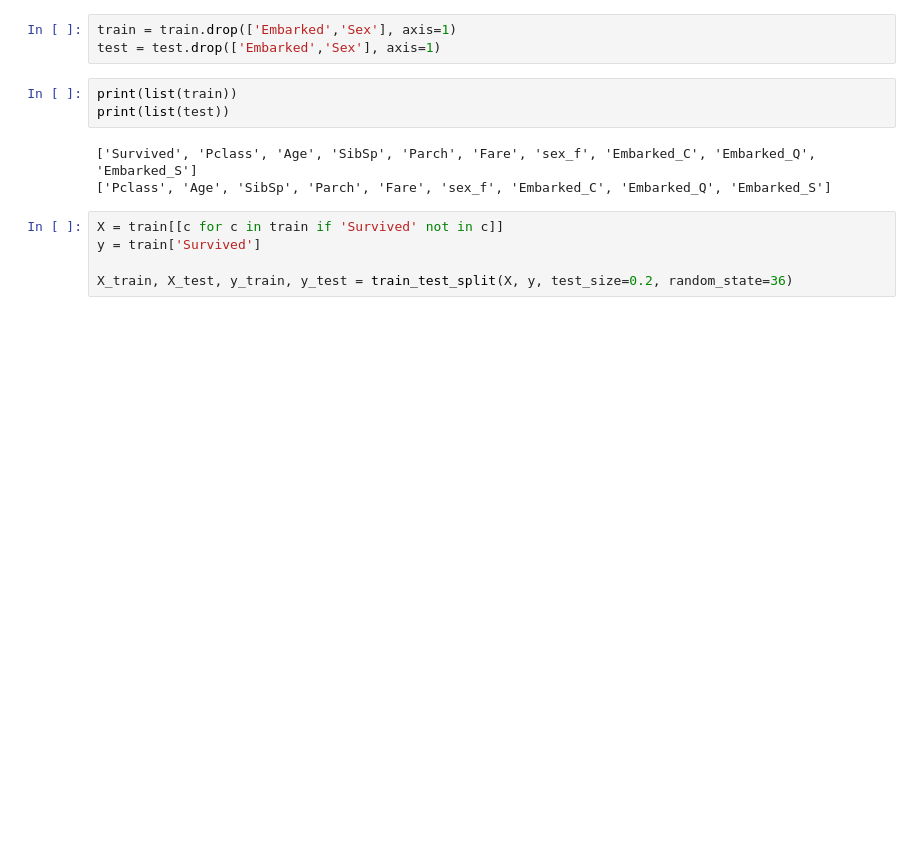
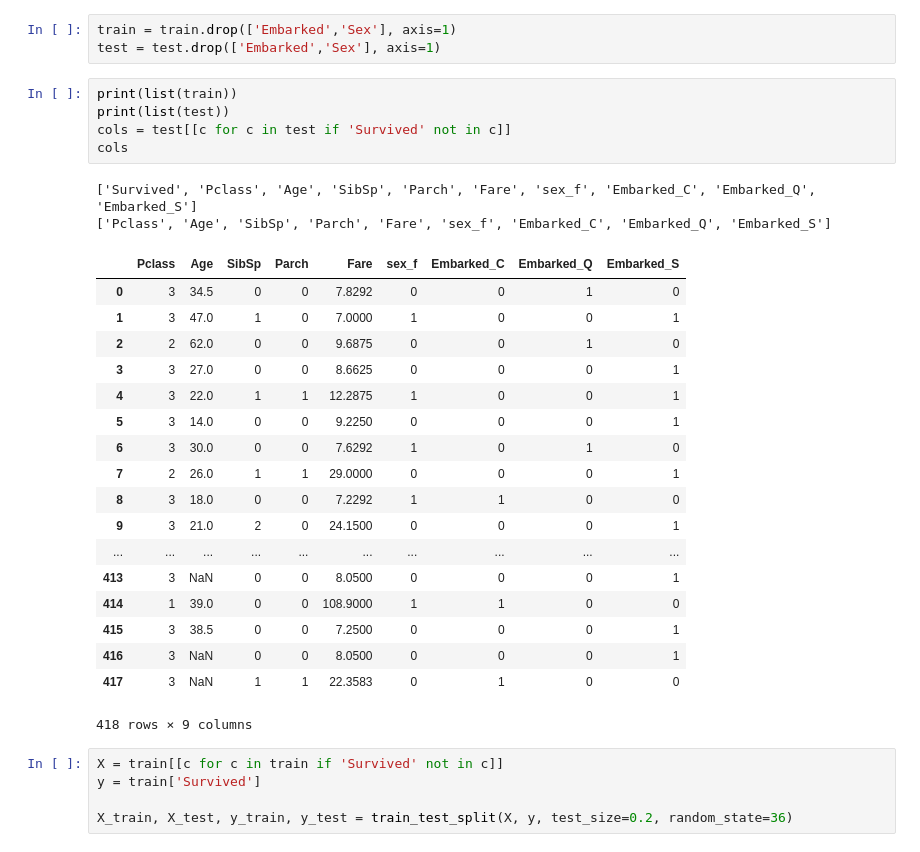
Before and after one commit to bbennett36/kaggle_titanic, a Jupyter notebook: titanic_app.ipynb, the cells around one changed output. Cells and saved outputs as stored; diff of their text form; blank space fills up the shorter version.

```diff
--- a/titanic_app.ipynb
+++ b/titanic_app.ipynb
@@ -56,9 +57,29 @@ test = test.drop(['Embarked','Sex'], axis=1)
 # %%
 print(list(train))
 print(list(test))
+cols = test[[c for c in test if 'Survived' not in c]]
+cols
 # %% [output]
 ['Survived', 'Pclass', 'Age', 'SibSp', 'Parch', 'Fare', 'sex_f', 'Embarked_C', 'Embarked_Q', 'Embarked_S']
 ['Pclass', 'Age', 'SibSp', 'Parch', 'Fare', 'sex_f', 'Embarked_C', 'Embarked_Q', 'Embarked_S']
+|  | Pclass | Age | SibSp | Parch | Fare | sex_f | Embarked_C | Embarked_Q | Embarked_S |
+| 0 | 3 | 34.5 | 0 | 0 | 7.8292 | 0 | 0 | 1 | 0 |
+| 1 | 3 | 47.0 | 1 | 0 | 7.0000 | 1 | 0 | 0 | 1 |
+| 2 | 2 | 62.0 | 0 | 0 | 9.6875 | 0 | 0 | 1 | 0 |
+| 3 | 3 | 27.0 | 0 | 0 | 8.6625 | 0 | 0 | 0 | 1 |
+| 4 | 3 | 22.0 | 1 | 1 | 12.2875 | 1 | 0 | 0 | 1 |
+| 5 | 3 | 14.0 | 0 | 0 | 9.2250 | 0 | 0 | 0 | 1 |
+| 6 | 3 | 30.0 | 0 | 0 | 7.6292 | 1 | 0 | 1 | 0 |
+| 7 | 2 | 26.0 | 1 | 1 | 29.0000 | 0 | 0 | 0 | 1 |
+| 8 | 3 | 18.0 | 0 | 0 | 7.2292 | 1 | 1 | 0 | 0 |
+| 9 | 3 | 21.0 | 2 | 0 | 24.1500 | 0 | 0 | 0 | 1 |
+| ... | ... | ... | ... | ... | ... | ... | ... | ... | ... |
+| 413 | 3 | NaN | 0 | 0 | 8.0500 | 0 | 0 | 0 | 1 |
+| 414 | 1 | 39.0 | 0 | 0 | 108.9000 | 1 | 1 | 0 | 0 |
+| 415 | 3 | 38.5 | 0 | 0 | 7.2500 | 0 | 0 | 0 | 1 |
+| 416 | 3 | NaN | 0 | 0 | 8.0500 | 0 | 0 | 0 | 1 |
+| 417 | 3 | NaN | 1 | 1 | 22.3583 | 0 | 1 | 0 | 0 |
+418 rows × 9 columns
 # %%
 X = train[[c for c in train if 'Survived' not in c]]
 y = train['Survived']
```
Also changed, not shown: parts of 5 cells of this notebook, 2 other files.
